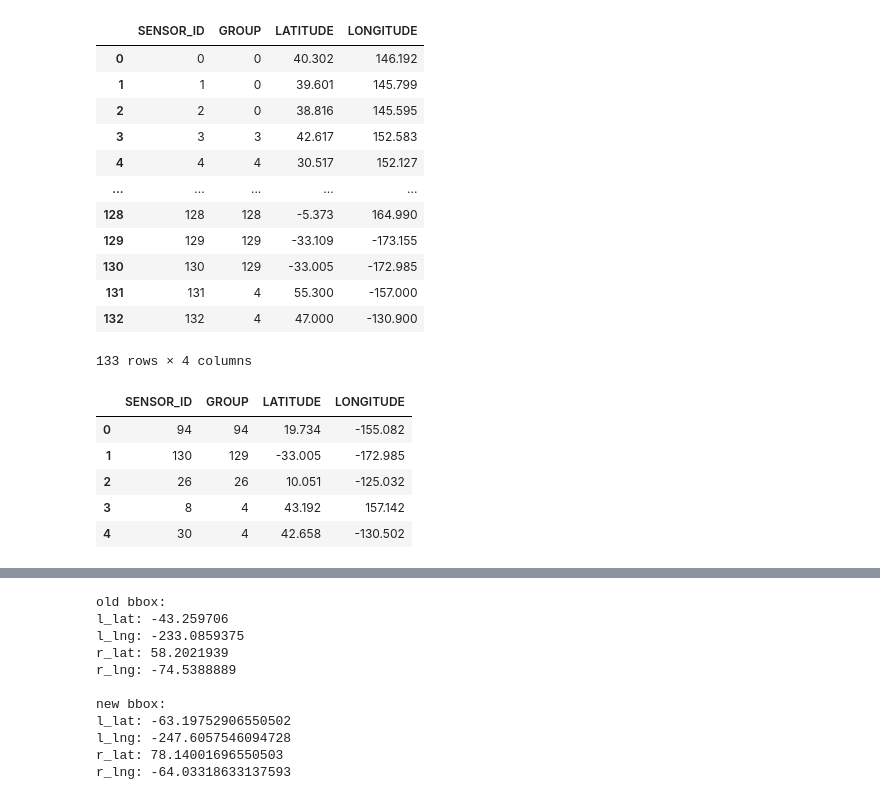
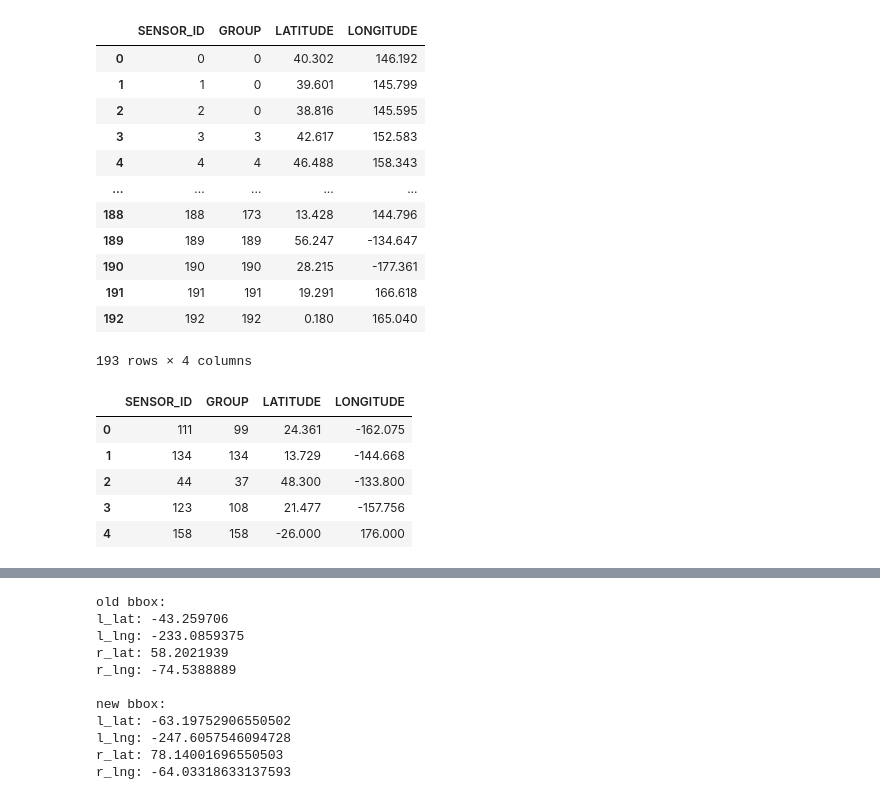
Before and after one commit to OpenFogStack/celestial-buoy-evaluation, a Jupyter notebook: locations.ipynb, the cells around one changed output, grey strips where cells are left out. Saved outputs shown, nothing was run; the diff lists cells and outputs as text; code cells hidden in the pictures.

```diff
--- a/locations.ipynb
+++ b/locations.ipynb
@@ -24,11 +24,25 @@ matplotlib.rcParams['ps.fonttype'] = 42
 # %%
 import warnings
 warnings.filterwarnings('ignore')
+# %%
+# some parameters
+NUM_SENSORS = 100
+NUM_LOCATIONS = 200
+
+# maximum distance between sensors to have them considered as in the same group
+MAX_SENSOR_GROUP_DIST = 500
+# maximum distance from a location to any sensor in a group to consider this group relevant for a sensor
+MAX_LOCATION_GROUP_DIST = 1000
+
+# 100 Mbps
+DATA_RATE_ISL = 100000
+# 88 Kbps for ground to sat
+DATA_RATE_GTS = 88
 # %%
 islands = pd.read_csv("islands.csv")
 buoys = pd.read_csv("stations.csv")
 
-buoys["IS_BUOY"] =  buoys["TTYPE"].apply(lambda x: type(x) == str and "BUOY" in x.upper() and not "DRIFT" in x.upper())
+# buoys["IS_BUOY"] =  buoys["TTYPE"].apply(lambda x: type(x) == str and "BUOY" in x.upper() and not "DRIFT" in x.upper())
 
 ships = pd.read_csv("ships.csv")
 ships.rename(columns={"LON": "LONGITUDE", "LAT": "LATITUDE"}, inplace=True)
@@ -46,16 +60,17 @@ islands["IN_PACIFIC"] = islands.apply(lambda x: shapely.geometry.Point(x["LONGIT
 ships["IN_PACIFIC"] = ships.apply(lambda x: shapely.geometry.Point(x["LONGITUDE"], x["LATITUDE"]).within(pacific_polygon) or shapely.geometry.Point(x["LONGITUDE"], x["LATITUDE"]).within(pacific_polygon2), axis=1)
 buoys["IN_PACIFIC"] = buoys.apply(lambda x: shapely.geometry.Point(x["LONGITUDE"], x["LATITUDE"]).within(pacific_polygon) or  shapely.geometry.Point(x["LONGITUDE"], x["LATITUDE"]).within(pacific_polygon2), axis=1)
 # %%
-buoys = buoys[(buoys["IN_PACIFIC"] == True) & (buoys["IS_BUOY"] == True)]
+# buoys = buoys[(buoys["IN_PACIFIC"] == True) & (buoys["IS_BUOY"] == True)]
+buoys = buoys[(buoys["IN_PACIFIC"] == True)]
 buoys.reset_index(inplace=True, drop=True)
 
 islands = islands[(islands["IN_PACIFIC"] == True)]
 islands.reset_index(inplace=True, drop=True)
-islands["STATION_ID"] = ["ISLAND" + str(i) for i in range(len(islands))]
+islands["STATION_ID"] = ["I" + str(i) for i in range(len(islands))]
 
 ships = ships[(ships["IN_PACIFIC"] == True)]
 ships.reset_index(inplace=True, drop=True)
-ships["STATION_ID"] = ["SHIP" + str(i) for i in range(len(ships))]
+ships["STATION_ID"] = ["S" + str(i) for i in range(len(ships))]
 # %%
 fig, ax = plt.subplots(figsize=(20, 20), subplot_kw={'projection': cartopy.crs.Robinson(central_longitude=180)})
 
@@ -107,7 +122,7 @@ while not done:
     for b1 in range(0,buoys.shape[0]):
         for b2 in range(b1,buoys.shape[0]):
             if b1 != b2:
-                if (buoys["OWNER"][b1] == buoys["OWNER"][b2]) and (haversine(buoys["LATITUDE"][b1], buoys["LONGITUDE"][b1], buoys["LATITUDE"][b2], buoys["LONGITUDE"][b2]) < 1000):
+                if (buoys["OWNER"][b1] == buoys["OWNER"][b2]) and (haversine(buoys["LATITUDE"][b1], buoys["LONGITUDE"][b1], buoys["LATITUDE"][b2], buoys["LONGITUDE"][b2]) < MAX_SENSOR_GROUP_DIST):
 
                     if buoys["GROUP"][b2] != buoys["GROUP"][b1]:
                         b1_group = buoys["GROUP"][b1]
@@ -145,25 +160,25 @@ buoys
 | 1 | 1 | 0 | 39.601 | 145.799 |
 | 2 | 2 | 0 | 38.816 | 145.595 |
 | 3 | 3 | 3 | 42.617 | 152.583 |
-| 4 | 4 | 4 | 30.517 | 152.127 |
+| 4 | 4 | 4 | 46.488 | 158.343 |
 | ... | ... | ... | ... | ... |
-| 128 | 128 | 128 | -5.373 | 164.990 |
-| 129 | 129 | 129 | -33.109 | -173.155 |
-| 130 | 130 | 129 | -33.005 | -172.985 |
-| 131 | 131 | 4 | 55.300 | -157.000 |
-| 132 | 132 | 4 | 47.000 | -130.900 |
+| 188 | 188 | 173 | 13.428 | 144.796 |
+| 189 | 189 | 189 | 56.247 | -134.647 |
+| 190 | 190 | 190 | 28.215 | -177.361 |
+| 191 | 191 | 191 | 19.291 | 166.618 |
+| 192 | 192 | 192 | 0.180 | 165.040 |
-133 rows × 4 columns
+193 rows × 4 columns
 # %%
-buoys_to_use = buoys.sample(n=50, random_state=0)
+buoys_to_use = buoys.sample(n=NUM_SENSORS, random_state=0)
 buoys_to_use.reset_index(drop=True, inplace=True)
 buoys_to_use.head()
 # %% [output]
 |  | SENSOR_ID | GROUP | LATITUDE | LONGITUDE |
-| 0 | 94 | 94 | 19.734 | -155.082 |
-| 1 | 130 | 129 | -33.005 | -172.985 |
-| 2 | 26 | 26 | 10.051 | -125.032 |
-| 3 | 8 | 4 | 43.192 | 157.142 |
-| 4 | 30 | 4 | 42.658 | -130.502 |
+| 0 | 111 | 99 | 24.361 | -162.075 |
+| 1 | 134 | 134 | 13.729 | -144.668 |
+| 2 | 44 | 37 | 48.300 | -133.800 |
+| 3 | 123 | 108 | 21.477 | -157.756 |
+| 4 | 158 | 158 | -26.000 | 176.000 |
 # %%
 # find out island to group affinity
 ships["SINK_TYPE"] = "SHIP"
```
Also changed, not shown: parts of 19 cells of this notebook, 14 other files.
